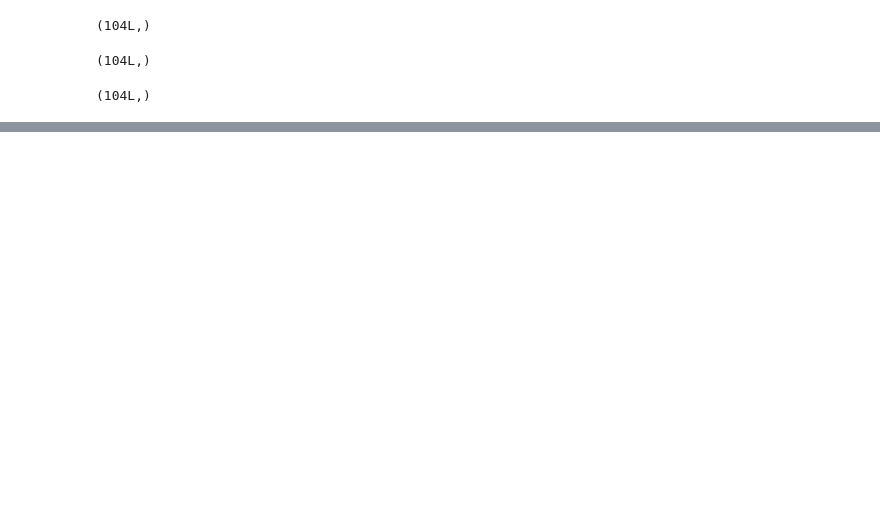
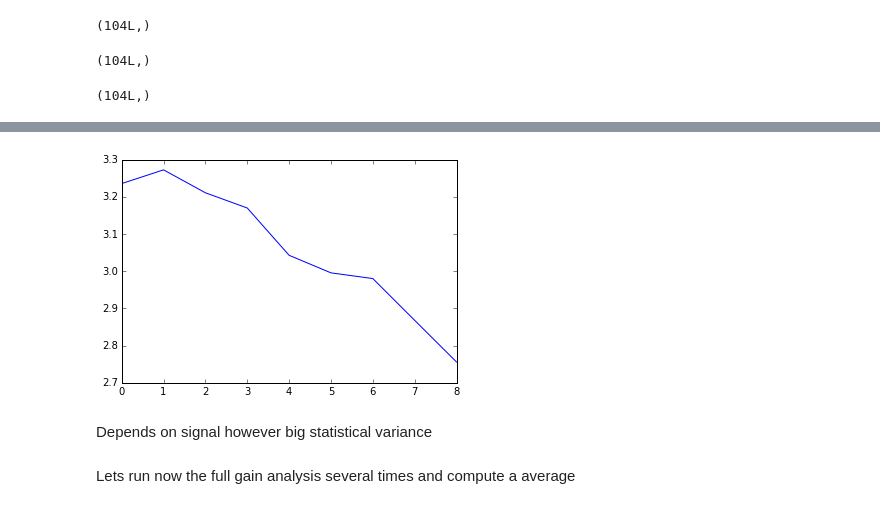
Before and after one commit to RafaelNH/dwi_pca_denoising, a Jupyter notebook: test_overcomplete_gain.ipynb, the cells around one changed output, grey strips where cells are left out. Drawn from its saved outputs; the diff is of its cells as text; code cells hidden in the pictures; blank space fills up the shorter version.

```diff
--- a/test_overcomplete_gain.ipynb
+++ b/test_overcomplete_gain.ipynb
@@ -258,0 +299,14 @@ plt.show()
+# %%
+bars = np.array([[2.5, 5], [5, 7.5], [7.5, 10], [10, 12.5],
+                 [12.5, 15], [15, 17.5], [17.5, 20], [20, 22.5], [22.5, 25]])
+gain_vs_intensity = np.zeros(9)
+for i in range(9):
+    gain_vs_intensity[i] = np.median(Gain_over2000[np.logical_and(Phant2000>bars[i][0], Phant2000<bars[i][1])])
+plt.plot(gain_vs_intensity)
+plt.show()
+# %% [output]
+[figure, added]
+# %% [markdown]
+Depends on signal however big statistical variance
+# %% [markdown]
+Lets run now the full gain analysis several times and compute a average
```
Also changed, not shown: parts of 11 cells of this notebook.
